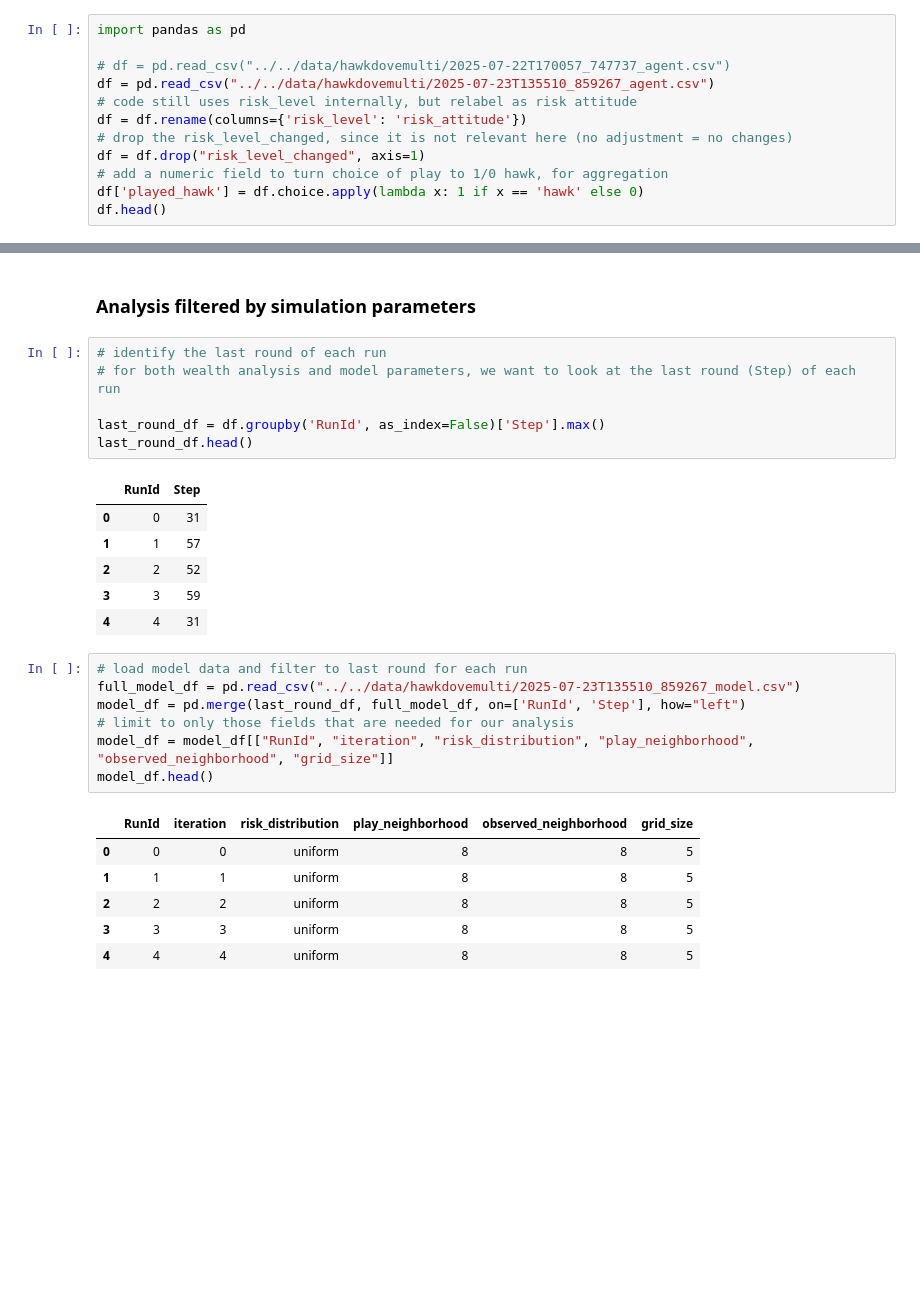
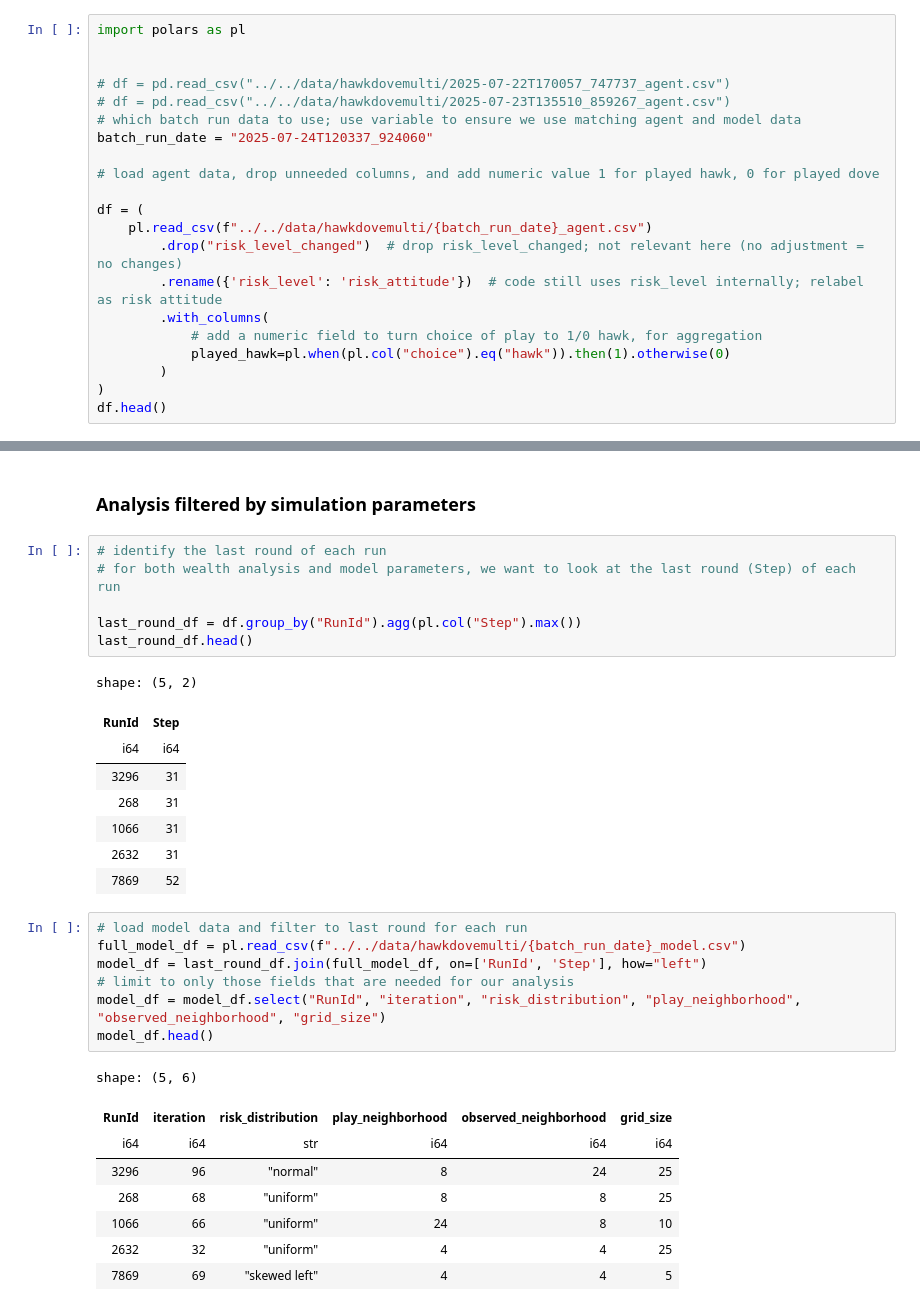
Before and after one commit to Princeton-CDH/simulating-risk, a Jupyter notebook: notebooks/hawkdovemulti_noadjust/analyze_batchrun_data.ipynb, the cells around one changed output, grey strips where cells are left out. Saved outputs shown, nothing was run; the diff lists cells and outputs as text; blank space fills up the shorter version.

```diff
--- a/notebooks/hawkdovemulti_noadjust/analyze_batchrun_data.ipynb
+++ b/notebooks/hawkdovemulti_noadjust/analyze_batchrun_data.ipynb
@@ -13,15 +13,24 @@ simulatingrisk/hawkdovemulti/batch_run.py --params no_adjustment --agent-data --
 
 Each row in the data file represents one round for each agent.
 # %%
-import pandas as pd
+import polars as pl
+
 
 # df = pd.read_csv("../../data/hawkdovemulti/2025-07-22T170057_747737_agent.csv")
-df = pd.read_csv("../../data/hawkdovemulti/2025-07-23T135510_859267_agent.csv")
-# code still uses risk_level internally, but relabel as risk attitude
-df = df.rename(columns={'risk_level': 'risk_attitude'})
-# drop the risk_level_changed, since it is not relevant here (no adjustment = no changes)
-df = df.drop("risk_level_changed", axis=1)
-# add a numeric field to turn choice of play to 1/0 hawk, for aggregation
-df['played_hawk'] = df.choice.apply(lambda x: 1 if x == 'hawk' else 0)
+# df = pd.read_csv("../../data/hawkdovemulti/2025-07-23T135510_859267_agent.csv")
+# which batch run data to use; use variable to ensure we use matching agent and model data
+batch_run_date = "2025-07-24T120337_924060"
+
+# load agent data, drop unneeded columns, and add numeric value 1 for played hawk, 0 for played dove
+
+df = (
+    pl.read_csv(f"../../data/hawkdovemulti/{batch_run_date}_agent.csv")
+        .drop("risk_level_changed")  # drop risk_level_changed; not relevant here (no adjustment = no changes)
+        .rename({'risk_level': 'risk_attitude'})  # code still uses risk_level internally; relabel as risk attitude
+        .with_columns(
+            # add a numeric field to turn choice of play to 1/0 hawk, for aggregation
+            played_hawk=pl.when(pl.col("choice").eq("hawk")).then(1).otherwise(0)
+        )
+)
 df.head()
 # %% [output]
@@ -121,29 +139,33 @@ Average run: 39.2 steps
 # identify the last round of each run
 # for both wealth analysis and model parameters, we want to look at the last round (Step) of each run
 
-last_round_df = df.groupby('RunId', as_index=False)['Step'].max()
+last_round_df = df.group_by("RunId").agg(pl.col("Step").max())
 last_round_df.head()
 # %% [output]
+shape: (5, 2)
-|  | RunId | Step |
-| 0 | 0 | 31 |
-| 1 | 1 | 57 |
-| 2 | 2 | 52 |
-| 3 | 3 | 59 |
-| 4 | 4 | 31 |
+| RunId | Step |
+| i64 | i64 |
+| 3296 | 31 |
+| 268 | 31 |
+| 1066 | 31 |
+| 2632 | 31 |
+| 7869 | 52 |
 # %%
 # load model data and filter to last round for each run
-full_model_df = pd.read_csv("../../data/hawkdovemulti/2025-07-23T135510_859267_model.csv")
-model_df = pd.merge(last_round_df, full_model_df, on=['RunId', 'Step'], how="left")
+full_model_df = pl.read_csv(f"../../data/hawkdovemulti/{batch_run_date}_model.csv")
+model_df = last_round_df.join(full_model_df, on=['RunId', 'Step'], how="left")
 # limit to only those fields that are needed for our analysis
-model_df = model_df[["RunId", "iteration", "risk_distribution", "play_neighborhood", "observed_neighborhood", "grid_size"]]
+model_df = model_df.select("RunId", "iteration", "risk_distribution", "play_neighborhood", "observed_neighborhood", "grid_size")
 model_df.head()
 # %% [output]
+shape: (5, 6)
-|  | RunId | iteration | risk_distribution | play_neighborhood | observed_neighborhood | grid_size |
-| 0 | 0 | 0 | uniform | 8 | 8 | 5 |
-| 1 | 1 | 1 | uniform | 8 | 8 | 5 |
-| 2 | 2 | 2 | uniform | 8 | 8 | 5 |
-| 3 | 3 | 3 | uniform | 8 | 8 | 5 |
-| 4 | 4 | 4 | uniform | 8 | 8 | 5 |
+| RunId | iteration | risk_distribution | play_neighborhood | observed_neighborhood | grid_size |
+| i64 | i64 | str | i64 | i64 | i64 |
+| 3296 | 96 | "normal" | 8 | 24 | 25 |
+| 268 | 68 | "uniform" | 8 | 8 | 25 |
+| 1066 | 66 | "uniform" | 24 | 8 | 10 |
+| 2632 | 32 | "uniform" | 4 | 4 | 25 |
+| 7869 | 69 | "skewed left" | 4 | 4 | 5 |
 # %%
 print(f"""Simulation parameters:
 
```
Also changed, not shown: parts of 37 cells of this notebook, 1 other file.
